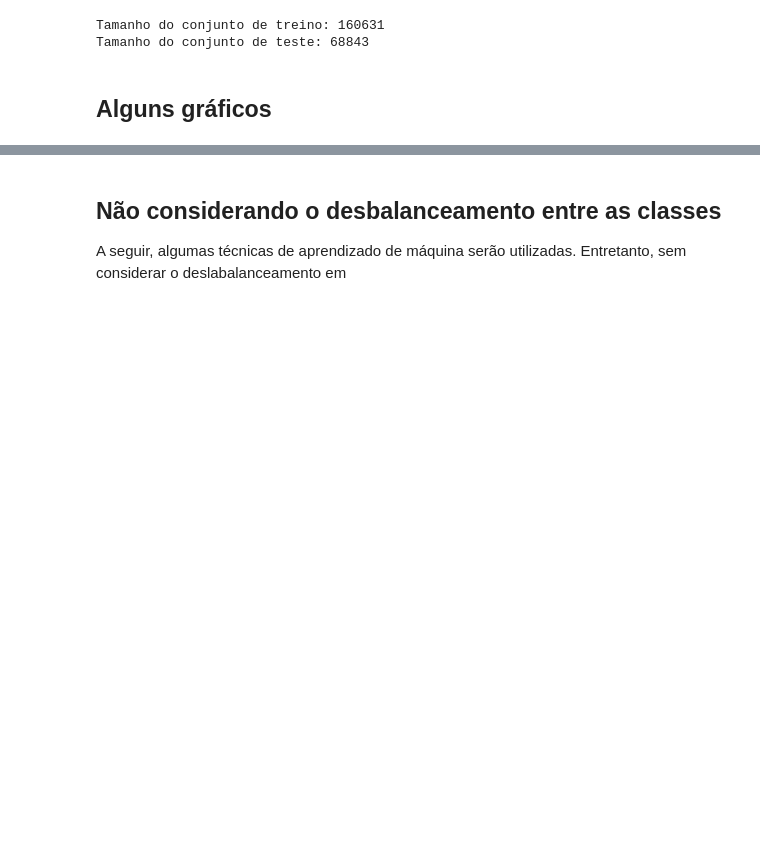
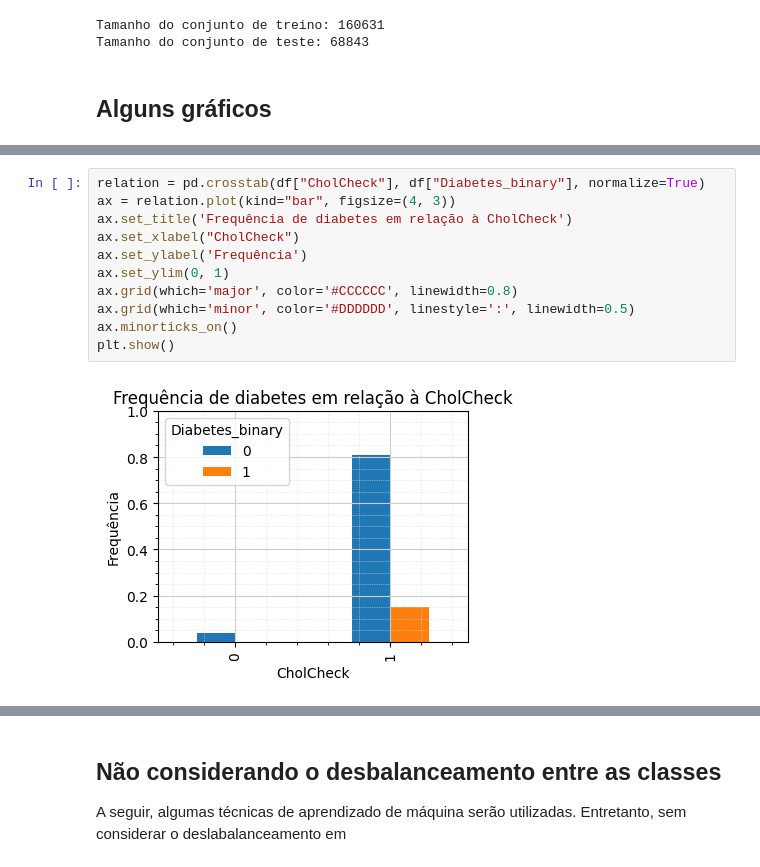
Before and after one commit to intel-comp-saude-ufes/2024-1-P1-classificador-diabetes, a Jupyter notebook: notebooks/project.ipynb, the cells around one changed output, grey strips where cells are left out. Drawn from its saved outputs; the diff is of its cells as text; blank space fills up the shorter version.

```diff
--- a/notebooks/project.ipynb
+++ b/notebooks/project.ipynb
@@ -316,0 +381,13 @@ plt.show()
+# %%
+relation = pd.crosstab(df["CholCheck"], df["Diabetes_binary"], normalize=True)
+ax = relation.plot(kind="bar", figsize=(4, 3))
+ax.set_title('Frequência de diabetes em relação à CholCheck')
+ax.set_xlabel("CholCheck")
+ax.set_ylabel('Frequência')
+ax.set_ylim(0, 1)
+ax.grid(which='major', color='#CCCCCC', linewidth=0.8)
+ax.grid(which='minor', color='#DDDDDD', linestyle=':', linewidth=0.5)
+ax.minorticks_on()
+plt.show()
+# %% [output]
+[figure, added]
```
Also changed, not shown: parts of 30 cells of this notebook, 1 other file.
